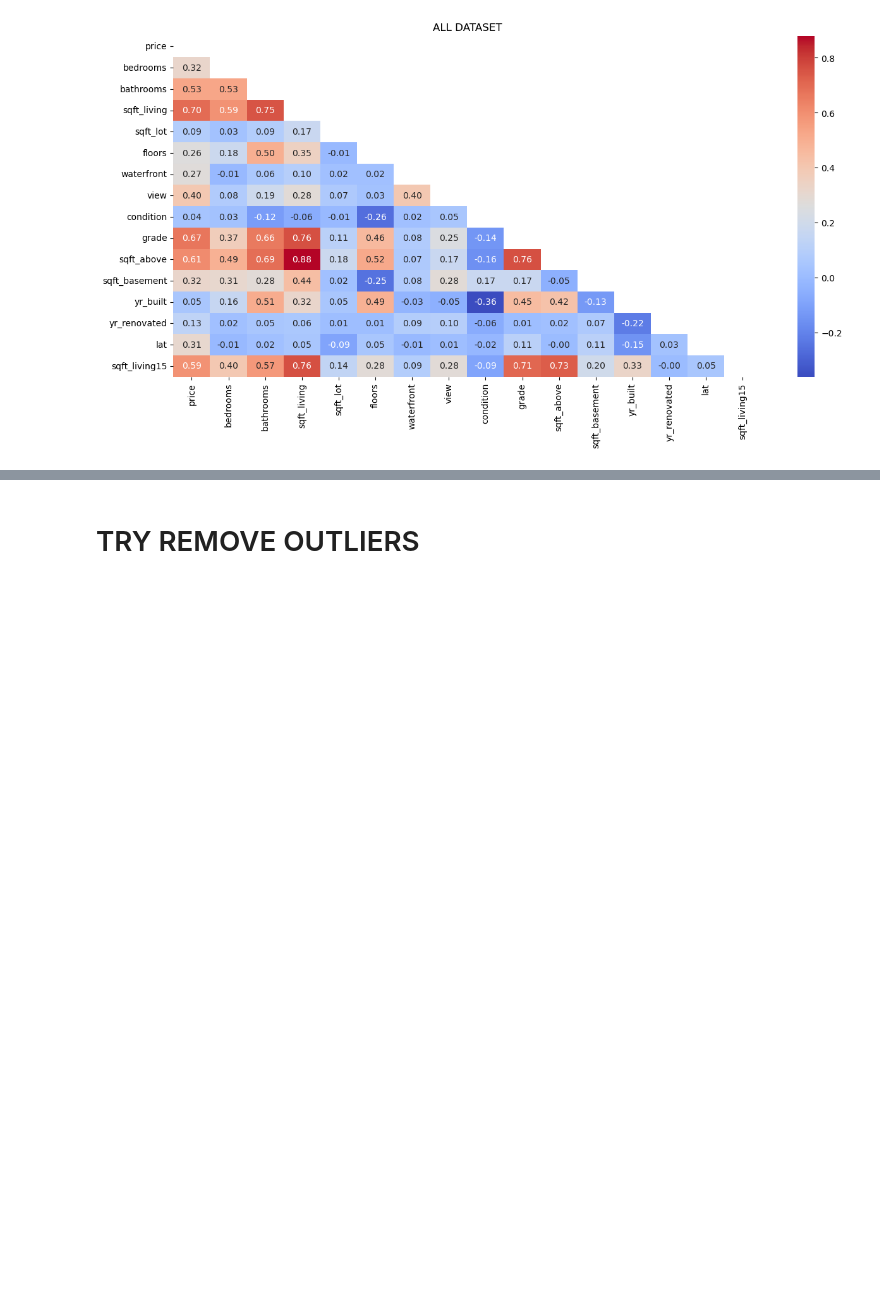
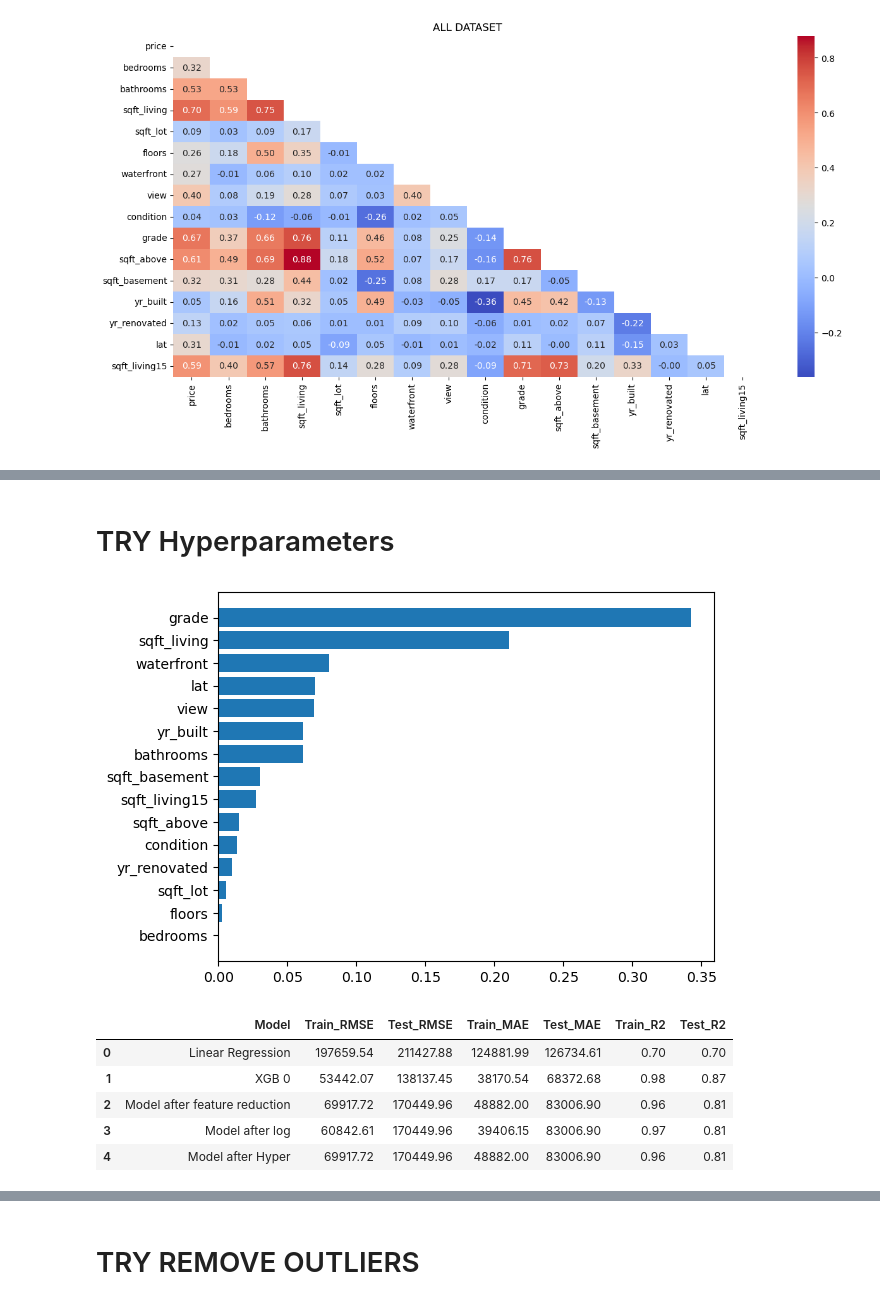
Before and after one commit to brunojrg/house-prices-project, a Jupyter notebook: Notebooks/xgboost.ipynb, the cells around one changed output, grey strips where cells are left out. Cells and saved outputs as stored; diff of their text form; code cells hidden in the pictures; blank space fills up the shorter version.

```diff
--- a/Notebooks/xgboost.ipynb
+++ b/Notebooks/xgboost.ipynb
@@ -3,12 +3,14 @@ import pandas as pd
 from sklearn.model_selection import train_test_split
 from sklearn.metrics import mean_squared_error, r2_score, mean_absolute_error
 from xgboost import XGBRegressor
+from sklearn.linear_model import LinearRegression
 import numpy as np
 import matplotlib.pyplot as plt
 import seaborn as sns
 
 RANDOM_STATE = 42
 df = pd.read_csv('../data/housing_clean.csv')
+pd.options.display.float_format = '{:.2f}'.format
 df.head(10)
 # %% [output]
 |  | id | price | bedrooms | bathrooms | sqft_living | sqft_lot | floors | waterfront | view | condition | ... |
@@ -191,0 +215,3 @@ X_test shape: (4323, 15)
+# %%
+new_row = evaluate_model("Model after log", y_train, y_pred_train_log, y_test, y_pred)
+metrics_df = pd.concat([metrics_df, new_row], ignore_index=True)
@@ -191,0 +242,30 @@ X_test shape: (4323, 15)
+# %% [markdown]
+# TRY Hyperparameters
+# %%
+model_H = XGBRegressor(
+    objective='reg:squarederror',
+    n_estimators=50,
+    learning_rate=0.1,
+    max_depth=3)
+
+model_H.fit(X_train, y_train)
+
+y_pred = model1.predict(X_test)
+y_pred_train = model1.predict(X_train)
+
+sort_idx = model_H.feature_importances_.argsort()
+plt.barh(X_test.columns[sort_idx],model_H.feature_importances_[sort_idx])
+plt.show()
+
+new_row = evaluate_model("Model after Hyper", y_train, y_pred_train, y_test, y_pred)
+metrics_df = pd.concat([metrics_df, new_row], ignore_index=True)
+
+metrics_df
+# %% [output]
+[figure, added]
+|  | Model | Train_RMSE | Test_RMSE | Train_MAE | Test_MAE | Train_R2 | Test_R2 |
+| 0 | Linear Regression | 197659.54 | 211427.88 | 124881.99 | 126734.61 | 0.70 | 0.70 |
+| 1 | XGB 0 | 53442.07 | 138137.45 | 38170.54 | 68372.68 | 0.98 | 0.87 |
+| 2 | Model after feature reduction | 69917.72 | 170449.96 | 48882.00 | 83006.90 | 0.96 | 0.81 |
+| 3 | Model after log | 60842.61 | 170449.96 | 39406.15 | 83006.90 | 0.97 | 0.81 |
+| 4 | Model after Hyper | 69917.72 | 170449.96 | 48882.00 | 83006.90 | 0.96 | 0.81 |
```
Also changed, not shown: parts of 34 cells of this notebook.
